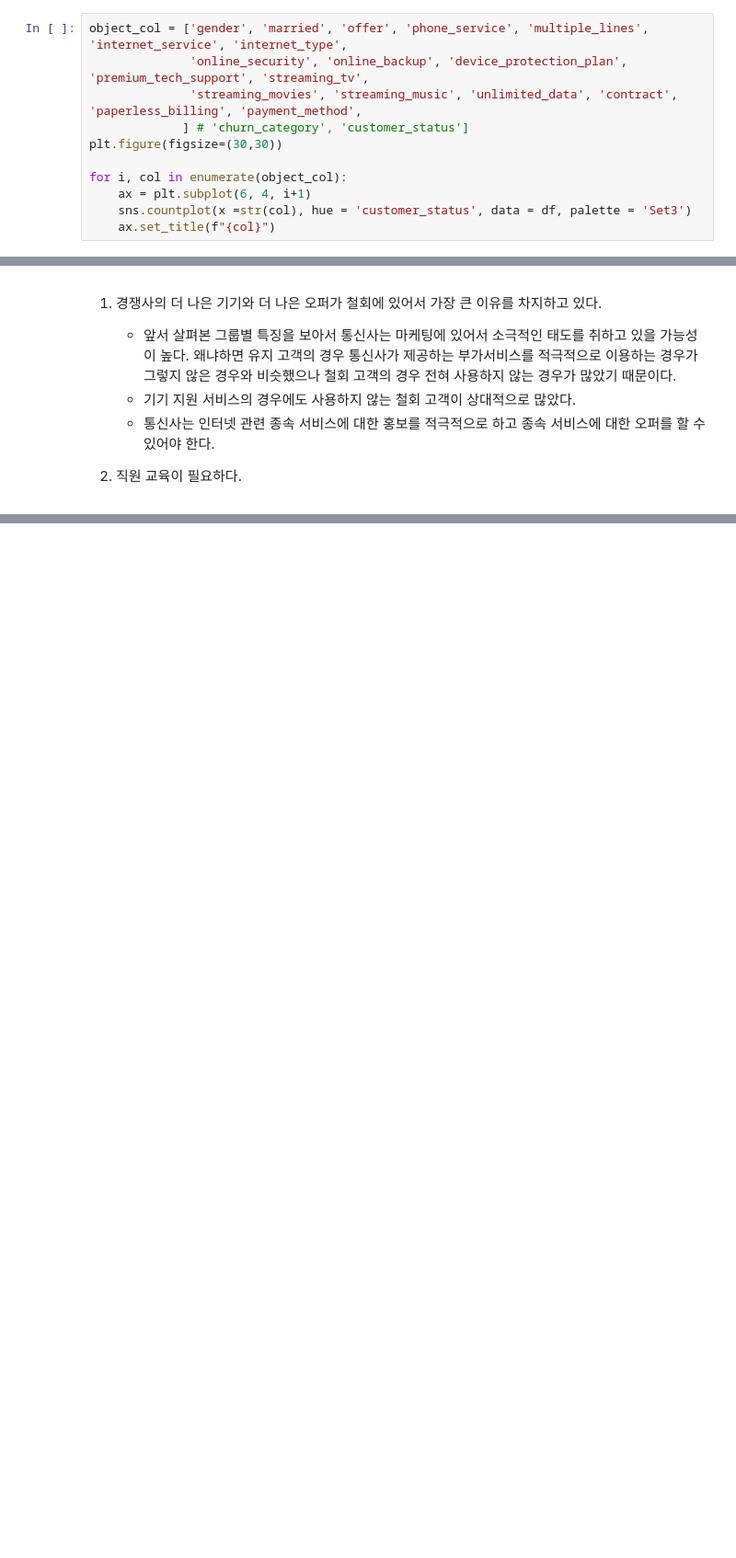
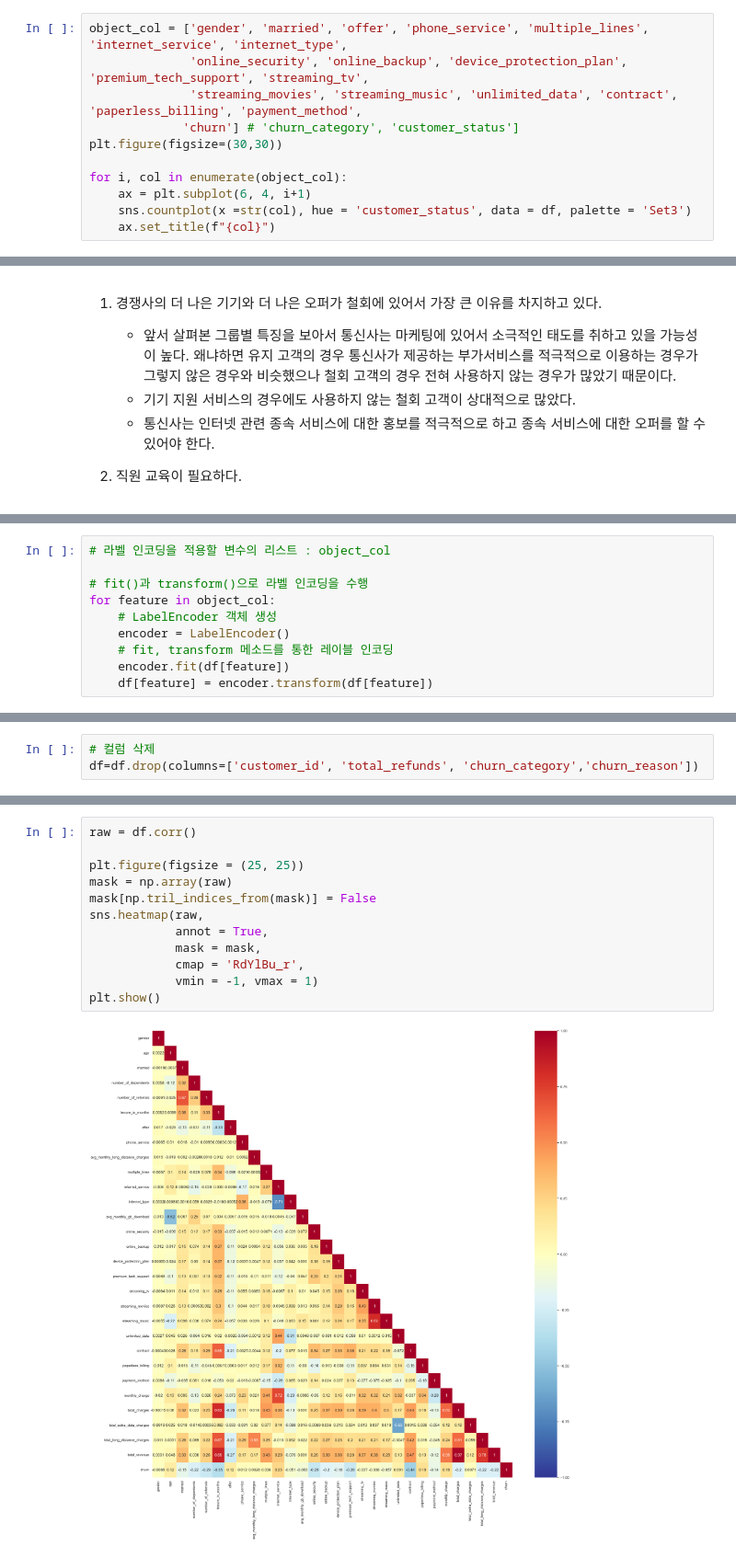
Before and after one commit to minkimNV/SmallProjects, a Jupyter notebook: PredictChurn/CleaningtoEDA.ipynb, the cells around one changed output, grey strips where cells are left out. Shown at 92% size. Cells and saved outputs as stored; diff of their text form; blank space fills up the shorter version.

```diff
--- a/PredictChurn/CleaningtoEDA.ipynb
+++ b/PredictChurn/CleaningtoEDA.ipynb
@@ -379,7 +372,7 @@ for a in df[object_col].columns:
 object_col = ['gender', 'married', 'offer', 'phone_service', 'multiple_lines', 'internet_service', 'internet_type',
               'online_security', 'online_backup', 'device_protection_plan', 'premium_tech_support', 'streaming_tv',
               'streaming_movies', 'streaming_music', 'unlimited_data', 'contract', 'paperless_billing', 'payment_method',
-             ] # 'churn_category', 'customer_status']
+             'churn'] # 'churn_category', 'customer_status']
 plt.figure(figsize=(30,30))
 
 for i, col in enumerate(object_col):
@@ -454,0 +455,10 @@ plt.show()
+# %%
+# 라벨 인코딩을 적용할 변수의 리스트 : object_col
+
+# fit()과 transform()으로 라벨 인코딩을 수행
+for feature in object_col:
+    # LabelEncoder 객체 생성
+    encoder = LabelEncoder()
+    # fit, transform 메소드를 통한 레이블 인코딩
+    encoder.fit(df[feature])
+    df[feature] = encoder.transform(df[feature])
@@ -454,0 +484,3 @@ plt.show()
+# %%
+# 컬럼 삭제
+df=df.drop(columns=['customer_id', 'total_refunds', 'churn_category','churn_reason'])
@@ -454,0 +513,14 @@ plt.show()
+# %%
+raw = df.corr()
+
+plt.figure(figsize = (25, 25))
+mask = np.array(raw)
+mask[np.tril_indices_from(mask)] = False
+sns.heatmap(raw,
+            annot = True,
+            mask = mask,
+            cmap = 'RdYlBu_r',
+            vmin = -1, vmax = 1)
+plt.show()
+# %% [output]
+[figure, added]
```
Also changed, not shown: parts of 20 cells of this notebook.
